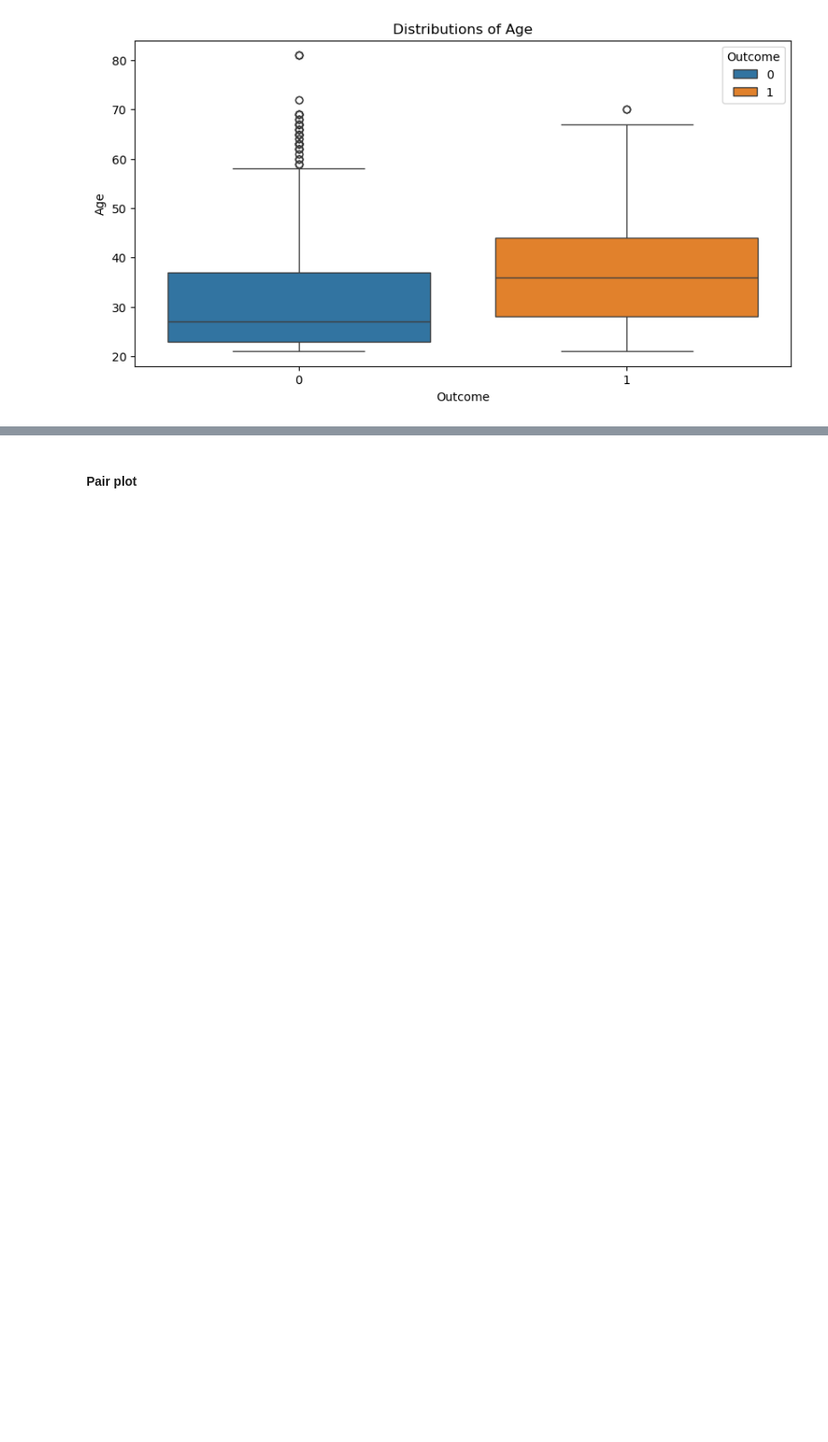
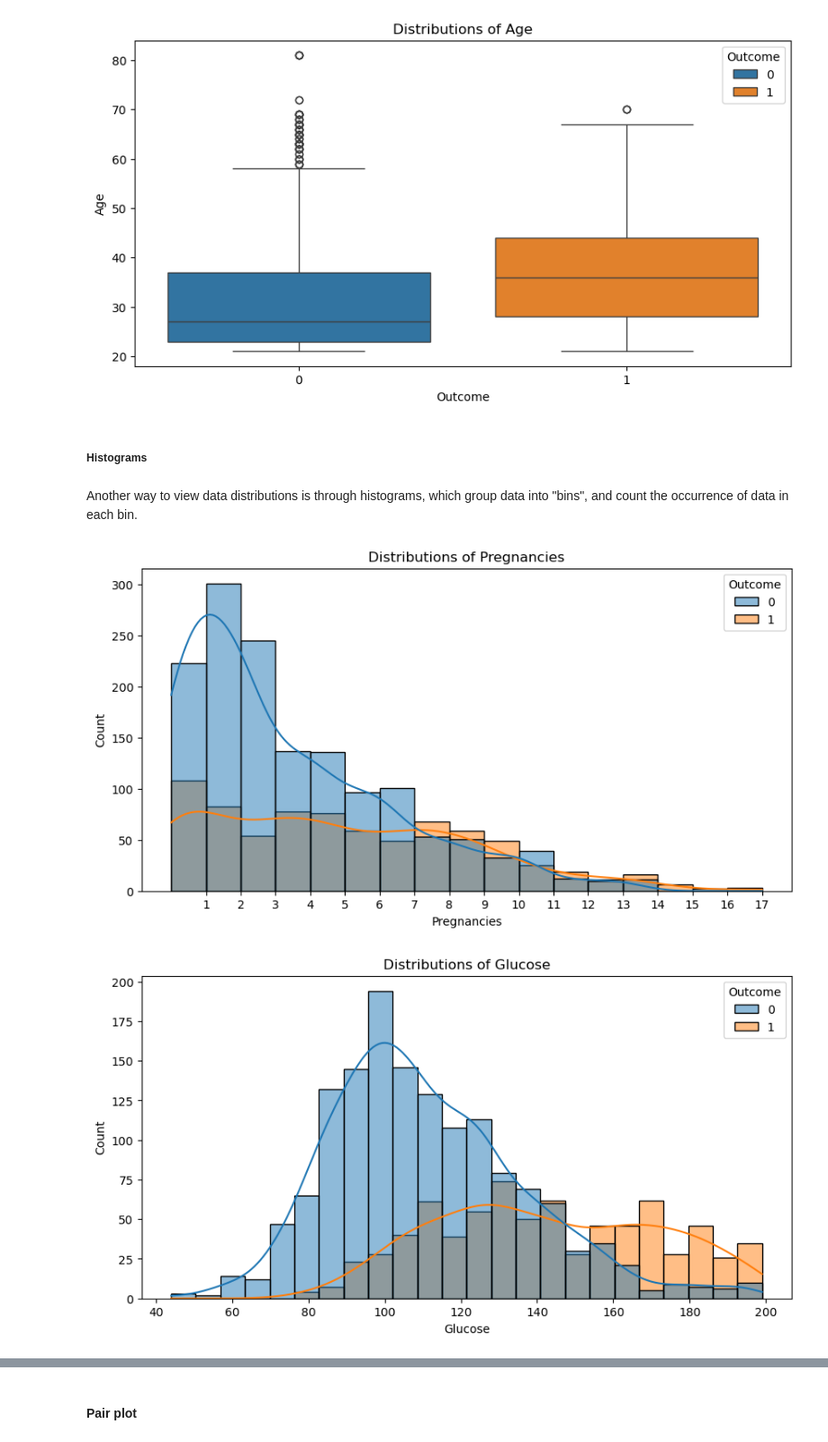
Before and after one commit to LewGoesB00M/CMP6202, a Jupyter notebook: Assignment/Code/CMP6202 Assignment 2.ipynb, the cells around one changed output, grey strips where cells are left out. Shown at 90% size. Drawn from its saved outputs; the diff is of its cells as text; code cells hidden in the pictures; blank space fills up the shorter version.

Commit message:
Added histograms for data distribution to Appendix A, which supports the reasoning behind standardisation.

```diff
--- a/Assignment/Code/CMP6202 Assignment 2.ipynb
+++ b/Assignment/Code/CMP6202 Assignment 2.ipynb
@@ -250,3 +252,26 @@ for col in X_train:
 [figure]
 [figure]
 [figure]
+# %% [markdown]
+##### Histograms
+# %% [markdown]
+Another way to view data distributions is through histograms, which group data into "bins", and count the occurrence of data in each bin.
+# %%
+# Iterates through each column, producing a histogram titled "Distributions of [column name]"
+# Only iterates through X_train so that it doesn't produce one for the Outcome column itself.
+# KDE stands for Kernel Density Estimate. Setting it to true plots a line of best fit of the distribution.
+for col in X_train:
+    plt.figure(figsize = (10, 5))
+    if col == "Pregnancies":
+        # By default with Pregnancies, Seaborn will use decimal values in the X axis, creating a bad histogram.
+        # Instead, set the bin width to 1, and the X axis to increment by 1, from 1 to 18.
+        sns.histplot(data = fullTrainSet, x = col, kde = True, hue = "Outcome", binwidth = 1)
+        plt.xticks(range(1, 18))
+    else:
+        # If it's any other column, use Seaborn's default X axis scale.
+        sns.histplot(data = fullTrainSet, x = col, kde = True, hue = "Outcome")
+    plt.title(f'Distributions of {col}')
+    plt.show()
+# %% [output]
+[figure, added]
+[figure, added]
```
Also changed, not shown: parts of 2 cells of this notebook, 17 other files.
